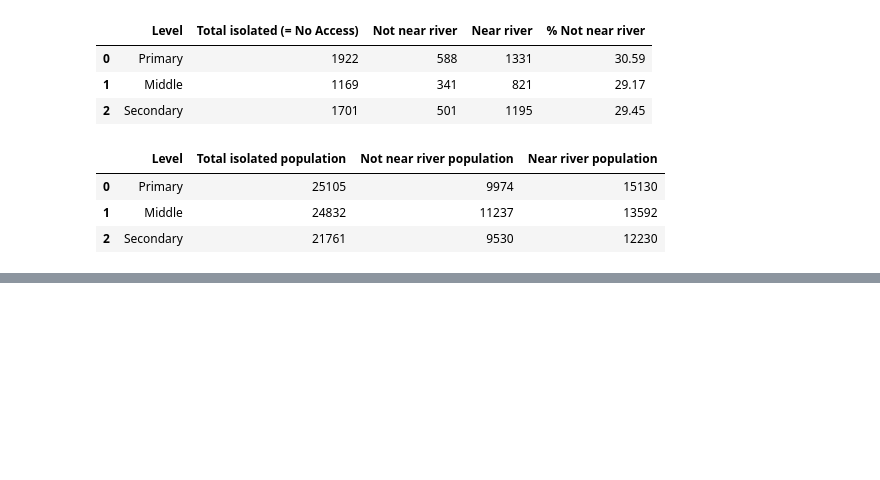
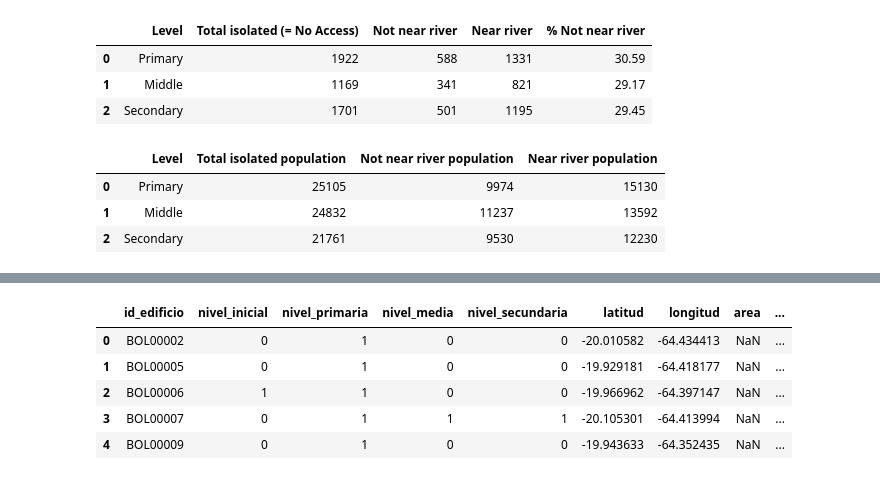
Before and after one commit to Claudio9701/amazon-settlements-edu-access, a Jupyter notebook: 06_01_riverside_schools.ipynb, the cells around one changed output, grey strips where cells are left out. Cells and saved outputs as stored; diff of their text form; code cells hidden in the pictures; blank space fills up the shorter version.

```diff
--- a/06_01_riverside_schools.ipynb
+++ b/06_01_riverside_schools.ipynb
@@ -358,0 +357,10 @@ water_union = water_polys.geometry.unary_union
+# %%
+amazon_schools = gpd.read_parquet("outputs/amazon_schools.parquet")
+amazon_schools.head()
+# %% [output]
+|  | id_edificio | nivel_inicial | nivel_primaria | nivel_media | nivel_secundaria | latitud | longitud | area | ... |
+| 0 | BOL00002 | 0 | 1 | 0 | 0 | -20.010582 | -64.434413 | NaN | ... |
+| 1 | BOL00005 | 0 | 1 | 0 | 0 | -19.929181 | -64.418177 | NaN | ... |
+| 2 | BOL00006 | 1 | 1 | 0 | 0 | -19.966962 | -64.397147 | NaN | ... |
+| 3 | BOL00007 | 0 | 1 | 1 | 1 | -20.105301 | -64.413994 | NaN | ... |
+| 4 | BOL00009 | 0 | 1 | 0 | 0 | -19.943633 | -64.352435 | NaN | ... |
```
Also changed, not shown: parts of 27 cells of this notebook.
